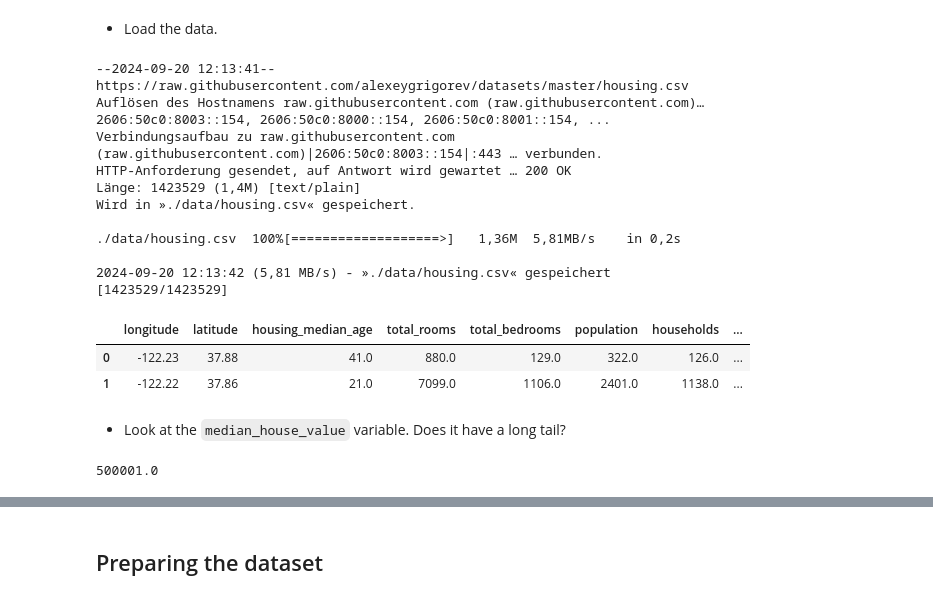
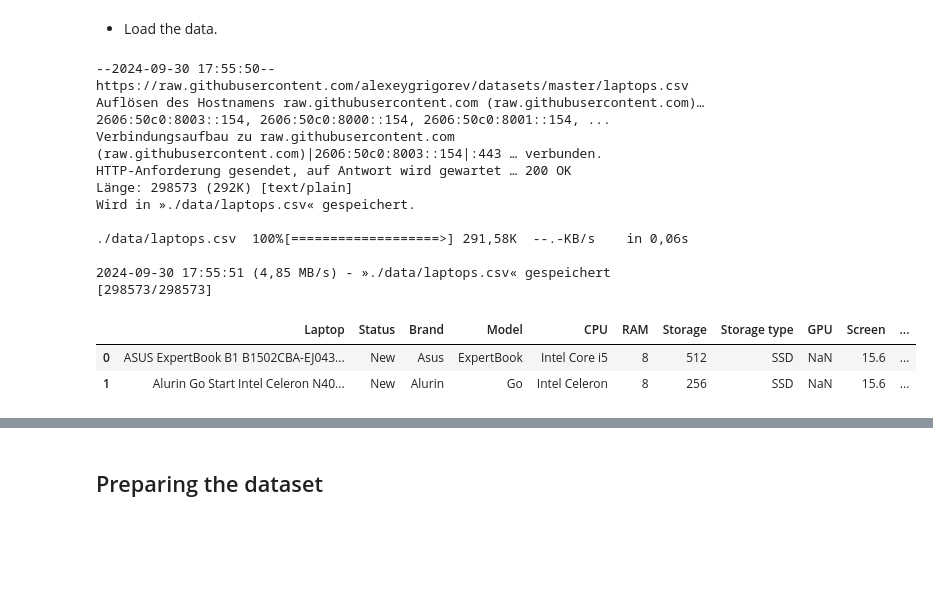
Before and after one commit to TillMeineke/ML_Zoomcamp2024_hw, a Jupyter notebook: 02-regression/homework_02_till_meineke.ipynb, the cells around one changed output, grey strips where cells are left out. Drawn from its saved outputs; the diff is of its cells as text; code cells hidden in the pictures; blank space fills up the shorter version.

```diff
--- a/02-regression/homework_02_till_meineke.ipynb
+++ b/02-regression/homework_02_till_meineke.ipynb
@@ -25,29 +25,23 @@ import seaborn as sns
 # %% [markdown]
 * Load the data.
 # %%
-URL = "https://raw.githubusercontent.com/alexeygrigorev/datasets/master/housing.csv"
+URL = "https://raw.githubusercontent.com/alexeygrigorev/datasets/master/laptops.csv"
 
-!wget $URL -O ./data/housing.csv
+!wget $URL -O ./data/laptops.csv
 
-df = pd.read_csv("./data/housing.csv")
+df = pd.read_csv("./data/laptops.csv")
 df.head(2)
 # %% [output]
---2024-09-20 12:13:41--  https://raw.githubusercontent.com/alexeygrigorev/datasets/master/housing.csv
+--2024-09-30 17:55:50--  https://raw.githubusercontent.com/alexeygrigorev/datasets/master/laptops.csv
 Auflösen des Hostnamens raw.githubusercontent.com (raw.githubusercontent.com)… 2606:50c0:8003::154, 2606:50c0:8000::154, 2606:50c0:8001::154, ...
 Verbindungsaufbau zu raw.githubusercontent.com (raw.githubusercontent.com)|2606:50c0:8003::154|:443 … verbunden.
 HTTP-Anforderung gesendet, auf Antwort wird gewartet … 200 OK
-Länge: 1423529 (1,4M) [text/plain]
-Wird in »./data/housing.csv« gespeichert.
+Länge: 298573 (292K) [text/plain]
+Wird in »./data/laptops.csv« gespeichert.
 
-./data/housing.csv  100%[===================>]   1,36M  5,81MB/s    in 0,2s
+./data/laptops.csv  100%[===================>] 291,58K  --.-KB/s    in 0,06s
 
-2024-09-20 12:13:42 (5,81 MB/s) - »./data/housing.csv« gespeichert [1423529/1423529]
+2024-09-30 17:55:51 (4,85 MB/s) - »./data/laptops.csv« gespeichert [298573/298573]
-|  | longitude | latitude | housing_median_age | total_rooms | total_bedrooms | population | households | ... |
-| 0 | -122.23 | 37.88 | 41.0 | 880.0 | 129.0 | 322.0 | 126.0 | ... |
-| 1 | -122.22 | 37.86 | 21.0 | 7099.0 | 1106.0 | 2401.0 | 1138.0 | ... |
+|  | Laptop | Status | Brand | Model | CPU | RAM | Storage | Storage type | GPU | Screen | ... |
+| 0 | ASUS ExpertBook B1 B1502CBA-EJ043... | New | Asus | ExpertBook | Intel Core i5 | 8 | 512 | SSD | NaN | 15.6 | ... |
+| 1 | Alurin Go Start Intel Celeron N40... | New | Alurin | Go | Intel Celeron | 8 | 256 | SSD | NaN | 15.6 | ... |
-# %% [markdown]
-* Look at the `median_house_value` variable. Does it have a long tail?
-# %%
-df.median_house_value.max()
-# %% [output]
-500001.0
```
Also changed, not shown: parts of 55 cells of this notebook, 2 other files.
